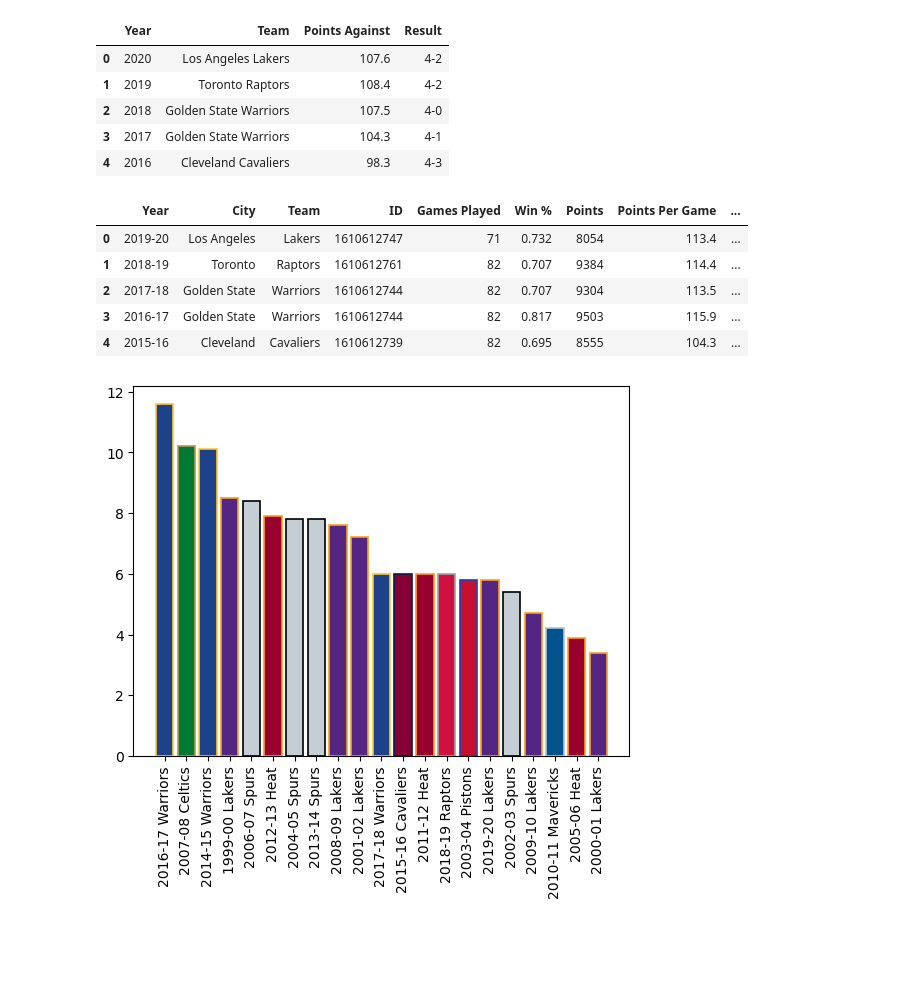
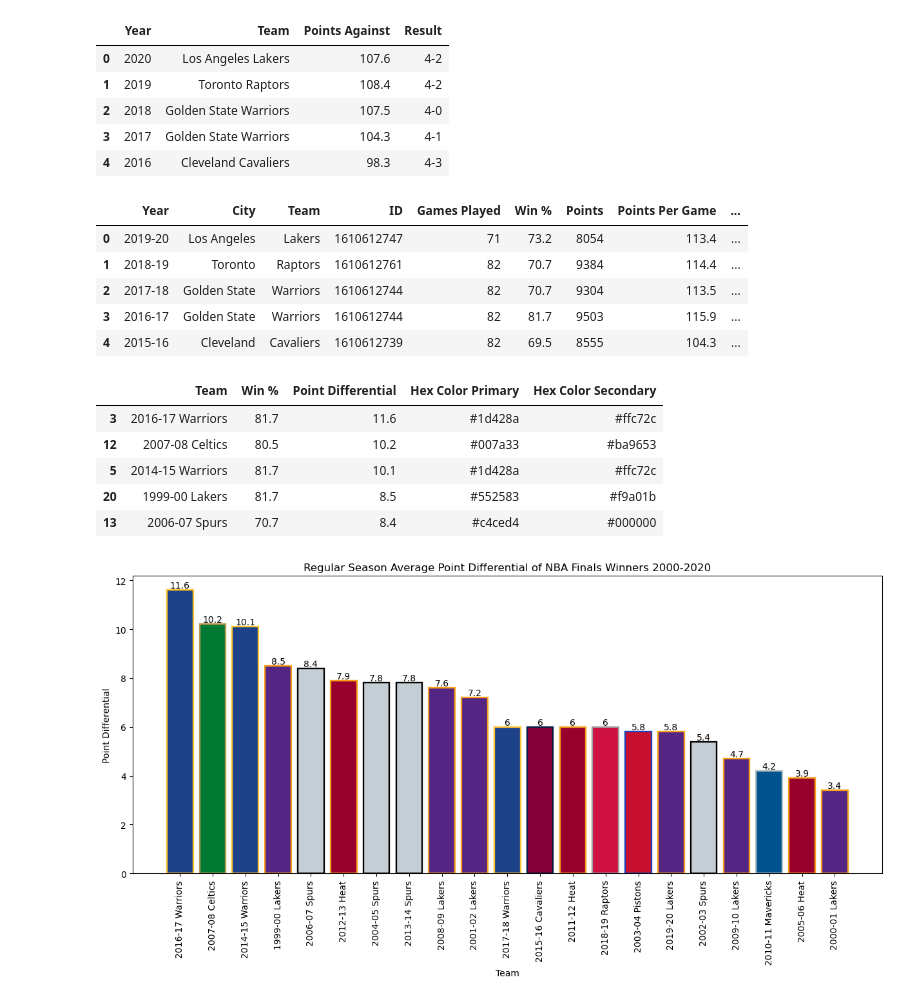
Before and after one commit to kcwaggs/project_1, a Jupyter notebook: keegan/keegan.ipynb, the cells around one changed output. Drawn from its saved outputs; the diff is of its cells as text; code cells hidden in the pictures; blank space fills up the shorter version.

```diff
--- a/keegan/keegan.ipynb
+++ b/keegan/keegan.ipynb
@@ -104,7 +104,7 @@ full_team_stats_df = full_team_stats_df.rename(columns={'index': 'Year'})
 
 # Create a column for points per game in regular season and round to 1 decimal place
 full_team_stats_df['Points Per Game'] = full_team_stats_df['Points'] / full_team_stats_df['Games Played']
-full_team_stats_df = full_team_stats_df.astype({'Points Per Game': 'float'})
+full_team_stats_df = full_team_stats_df.astype({'Points Per Game': 'float', 'Win %': 'float'})
 full_team_stats_df['Points Per Game'] = full_team_stats_df['Points Per Game'].round(1)
 
 # add the points against average from the first dataframe to our new df. And calculate the point differential between the averages
@@ -118,26 +118,43 @@ full_team_stats_df['Hex Color Secondary'] = (full_team_stats_df['City'] + ' ' +
 # Combining name and year of teams
 full_team_stats_df['Team and Year'] = full_team_stats_df['Year'] + ' ' + full_team_stats_df['Team']
 
+# Convert win pct decimal to pct
+full_team_stats_df['Win %'] = full_team_stats_df['Win %'] * 100
+
 # export the df to a csv
 full_team_stats_df.to_csv('Resources/regular_season_stats_champs.csv', index=False, header=True)
 full_team_stats_df.head()
 # %% [output]
 |  | Year | City | Team | ID | Games Played | Win % | Points | Points Per Game | ... |
-| 0 | 2019-20 | Los Angeles | Lakers | 1610612747 | 71 | 0.732 | 8054 | 113.4 | ... |
-| 1 | 2018-19 | Toronto | Raptors | 1610612761 | 82 | 0.707 | 9384 | 114.4 | ... |
-| 2 | 2017-18 | Golden State | Warriors | 1610612744 | 82 | 0.707 | 9304 | 113.5 | ... |
-| 3 | 2016-17 | Golden State | Warriors | 1610612744 | 82 | 0.817 | 9503 | 115.9 | ... |
-| 4 | 2015-16 | Cleveland | Cavaliers | 1610612739 | 82 | 0.695 | 8555 | 104.3 | ... |
+| 0 | 2019-20 | Los Angeles | Lakers | 1610612747 | 71 | 73.2 | 8054 | 113.4 | ... |
+| 1 | 2018-19 | Toronto | Raptors | 1610612761 | 82 | 70.7 | 9384 | 114.4 | ... |
+| 2 | 2017-18 | Golden State | Warriors | 1610612744 | 82 | 70.7 | 9304 | 113.5 | ... |
+| 3 | 2016-17 | Golden State | Warriors | 1610612744 | 82 | 81.7 | 9503 | 115.9 | ... |
+| 4 | 2015-16 | Cleveland | Cavaliers | 1610612739 | 82 | 69.5 | 8555 | 104.3 | ... |
 # %%
 # narrow df for analysis
 regular_season_analysis_df = full_team_stats_df[['Team and Year', 'Win %', 'Point Differential', 'Hex Color Primary', 'Hex Color Secondary']]
 regular_season_analysis_df.columns = ['Team', 'Win %', 'Point Differential', 'Hex Color Primary', 'Hex Color Secondary']
 regular_season_analysis_df = regular_season_analysis_df.sort_values(by='Point Differential', ascending=False)
+regular_season_analysis_df.head()
+# %% [output]
+|  | Team | Win % | Point Differential | Hex Color Primary | Hex Color Secondary |
+| 3 | 2016-17 Warriors | 81.7 | 11.6 | #1d428a | #ffc72c |
+| 12 | 2007-08 Celtics | 80.5 | 10.2 | #007a33 | #ba9653 |
+| 5 | 2014-15 Warriors | 81.7 | 10.1 | #1d428a | #ffc72c |
+| 20 | 1999-00 Lakers | 81.7 | 8.5 | #552583 | #f9a01b |
+| 13 | 2006-07 Spurs | 70.7 | 8.4 | #c4ced4 | #000000 |
 # %%
+# Point differential plot
 teams_analysis_reg = regular_season_analysis_df['Team']
 point_differential_reg = regular_season_analysis_df['Point Differential']
-plt.bar(teams_analysis_reg, point_differential_reg, color=regular_season_analysis_df['Hex Color Primary'], edgecolor=regular_season_analysis_df['Hex Color Secondary'], linewidth=1.2)
+plt.figure(figsize=(15, 6))
+bars = plt.bar(teams_analysis_reg, point_differential_reg, color=regular_season_analysis_df['Hex Color Primary'], edgecolor=regular_season_analysis_df['Hex Color Secondary'], linewidth=1.7)
 plt.xticks(rotation=90)
+plt.title('Regular Season Average Point Differential of NBA Finals Winners 2000-2020')
+plt.xlabel('Team')
+plt.ylabel('Point Differential')
+plt.bar_label(bars)
 plt.show()
 # %% [output]
-[figure, old version]
+[figure, new version]
```
Also changed, not shown: parts of 4 cells of this notebook, 2 other files.
